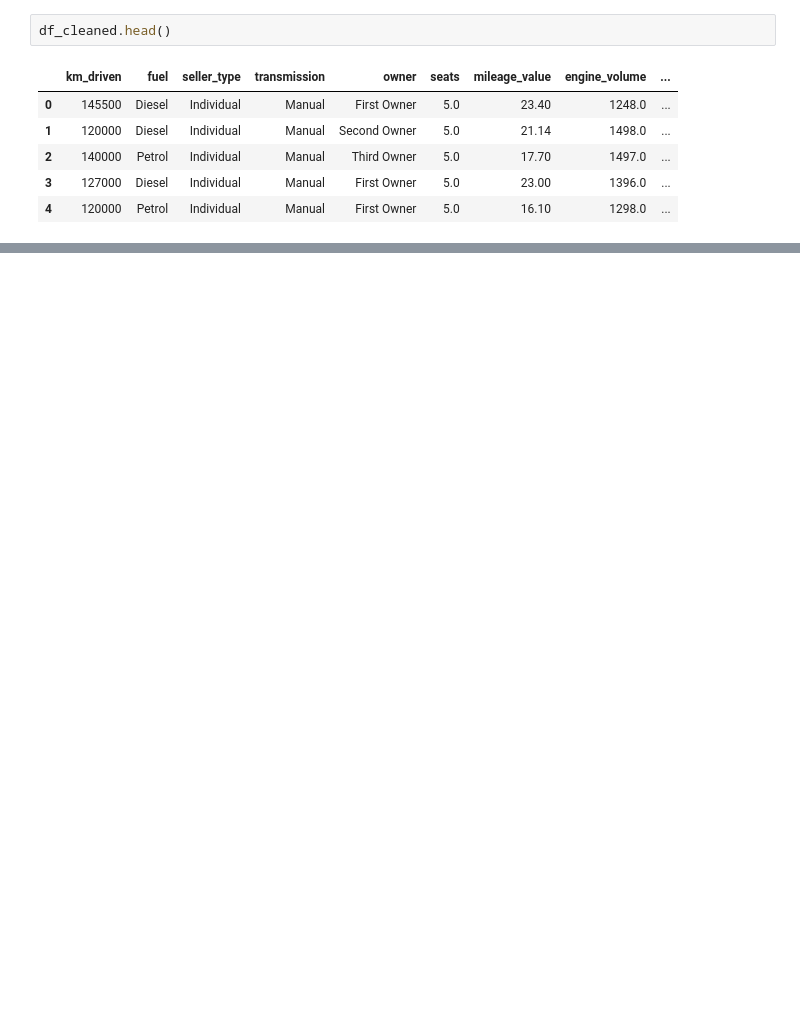
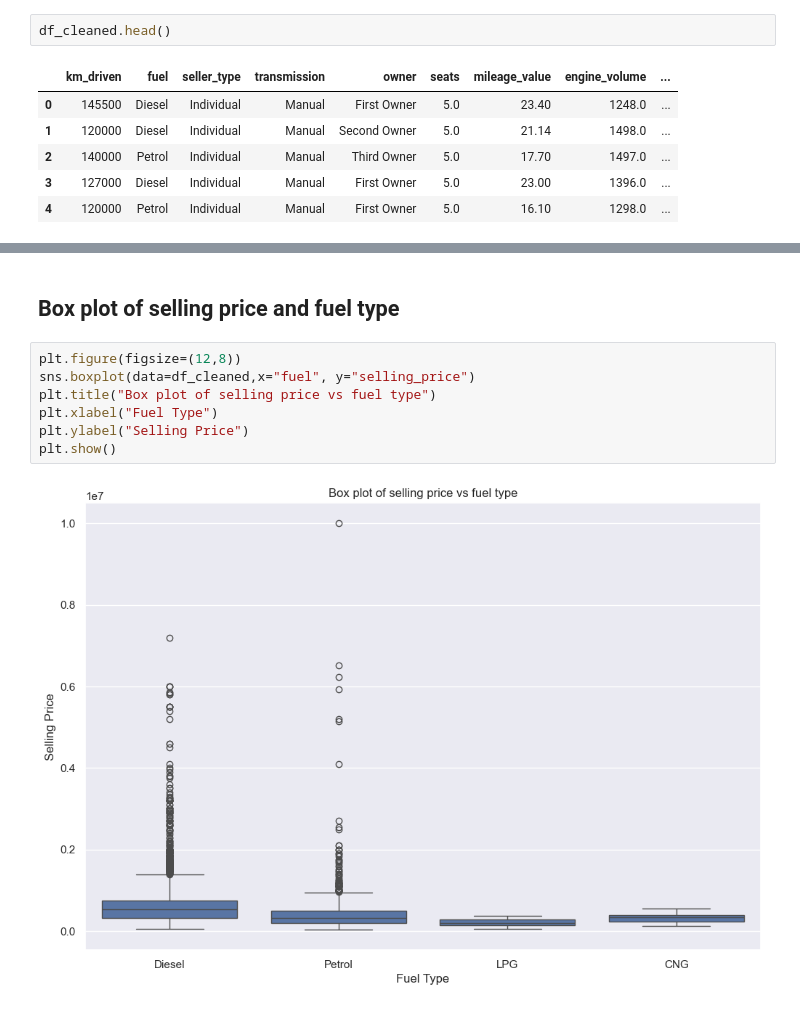
Before and after one commit to kjkyagambiddwa/OIBSIP, a Jupyter notebook: DataScience-Task3-CarPricePrediction/Car_Price_Prediction.ipynb, the cells around one changed output, grey strips where cells are left out. Cells and saved outputs as stored; diff of their text form; blank space fills up the shorter version.

```diff
--- a/DataScience-Task3-CarPricePrediction/Car_Price_Prediction.ipynb
+++ b/DataScience-Task3-CarPricePrediction/Car_Price_Prediction.ipynb
@@ -280,0 +301,11 @@ df_cleaned.head()
+# %% [markdown]
+## Box plot of selling price and fuel type
+# %%
+plt.figure(figsize=(12,8))
+sns.boxplot(data=df_cleaned,x="fuel", y="selling_price")
+plt.title("Box plot of selling price vs fuel type")
+plt.xlabel("Fuel Type")
+plt.ylabel("Selling Price")
+plt.show()
+# %% [output]
+[figure, added]
```
Also changed, not shown: parts of 24 cells of this notebook.
